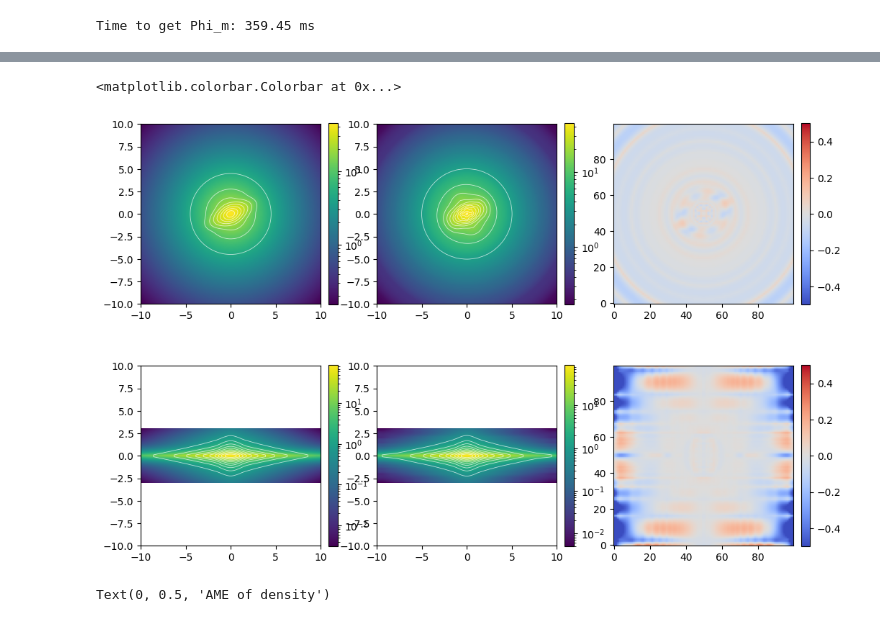
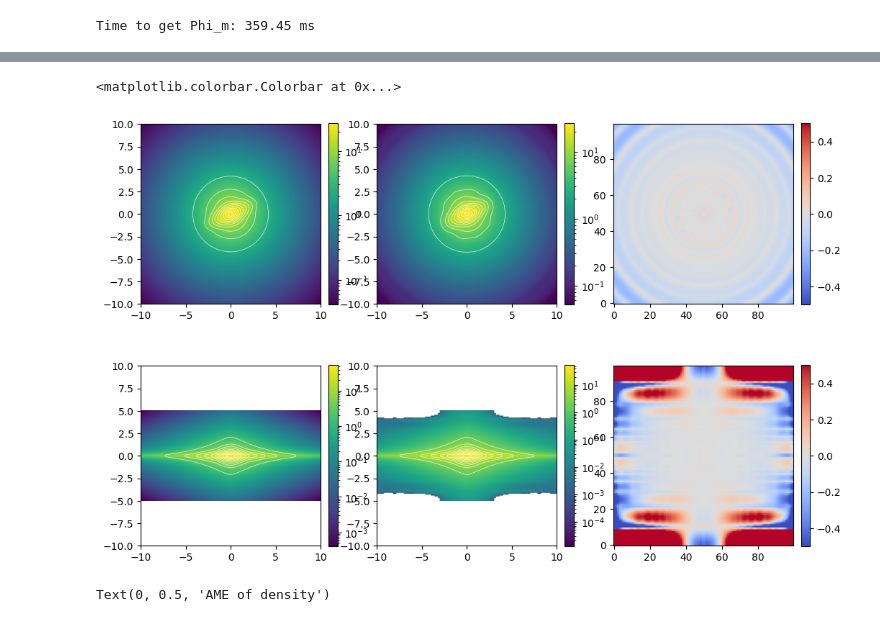
Before and after one commit to David-Chemaly/SchwarMAX, a Jupyter notebook: play.ipynb, the cells around one changed output, grey strips where cells are left out. Drawn from its saved outputs; the diff is of its cells as text; code cells hidden in the pictures.

```diff
--- a/play.ipynb
+++ b/play.ipynb
@@ -289,4 +273,21 @@ densities = jax.vmap(get_density, in_axes=(0, 0, 0, None))(X.ravel(),Y.ravel(),Z
 # %%
+nn = 100
+x = np.linspace(-10, 10, nn)
+y = np.linspace(-10, 10, nn)
+z = np.linspace(-5, 5, nn)
+X, Y, Z = np.meshgrid(x, y, z)
+dZ = Z[1] - Z[0]
+
+gt_densities    = jax.vmap(rho_fn, in_axes=(0, 0, 0, None))(X, Y, Z, params)
+# gt_potential = jax.vmap(MiyamotoNagai_potential, in_axes=(0, 0, 0, None))(X.ravel(),Y.ravel(),Z.ravel(), params).reshape((nn, nn, nn))
+# gt_acceleration    = jax.vmap(MiyamotoNagai_acceleration, in_axes=(0, 0, 0, None))(X.ravel(),Y.ravel(),Z.ravel(), params).reshape((3, nn, nn, nn))
+
+potential = jax.vmap(evaluate_phi, in_axes=(0, 0, 0, None))(X, Y, Z, pot_data)
+acceleration = jax.vmap(get_acc, in_axes=(0, 0, 0, None))(X.ravel(),Y.ravel(),Z.ravel(), pot_data).reshape((3, nn, nn, nn))
+hessians = jax.vmap(get_hessian, in_axes=(0, 0, 0, None))(X.ravel(),Y.ravel(),Z.ravel(), pot_data).reshape((9, nn, nn, nn))
+densities = jax.vmap(get_density, in_axes=(0, 0, 0, None))(X.ravel(),Y.ravel(),Z.ravel(), pot_data).reshape((nn, nn, nn))
+
+
 plt.figure(figsize=(12,8))
 plt.subplot(2,3,1)
 plt.imshow(jnp.sum(gt_densities, axis=2), origin='lower', extent=[x.min(), x.max(), y.min(), y.max()], norm = 'log')
@@ -321,34 +322,34 @@ plt.subplot(2,3,4)
 plt.imshow(jnp.sum(gt_densities, axis=1).T, origin='lower', extent=[x.min(), x.max(), z.min(), z.max()], norm = 'log')
 plt.colorbar(fraction=0.046, pad=0.04)
 plt.contour(
 X[:, :, 0], Y[:, :, 0], jnp.sum(gt_densities, axis=1).T,
 levels=10,
 colors="white",
 linewidths=0.6,
 alpha=0.7,
 )
 # plt.axis('off')
 plt.subplot(2,3,5)
 plt.imshow(jnp.sum(densities, axis=1).T, origin='lower', extent=[x.min(), x.max(), z.min(), z.max()], norm = 'log')
 plt.colorbar(fraction=0.046, pad=0.04)
 plt.contour(
 X[:, :, 0], Y[:, :, 0], jnp.sum(densities, axis=1).T,
 levels=10,
 colors="white",
 linewidths=0.6,
 alpha=0.7,
 )
 # plt.axis('off')
 plt.subplot(2,3,6)
 # res = jnp.sum(100*(densities-gt_densities)/gt_densities, axis=1)
 res = (jnp.sum(gt_densities, axis=1) - jnp.sum(densities, axis=1)) / jnp.sum(gt_densities, axis=1)
 mm = 0.5#jnp.max(abs(res))
 plt.imshow(res.T, origin='lower', cmap='coolwarm', vmin=-mm, vmax=mm)#, extent=[x.min(), x.max(), z.min(), z.max()]
 plt.colorbar(fraction=0.046, pad=0.04)
 # plt.axis('off')
 # %% [output]
 <matplotlib.colorbar.Colorbar at 0x...>
-[figure, old version]
+[figure, new version]
 # %%
 import jax
 import jax.numpy as jnp
```
Also changed, not shown: parts of 5 cells of this notebook, 8 other files.
